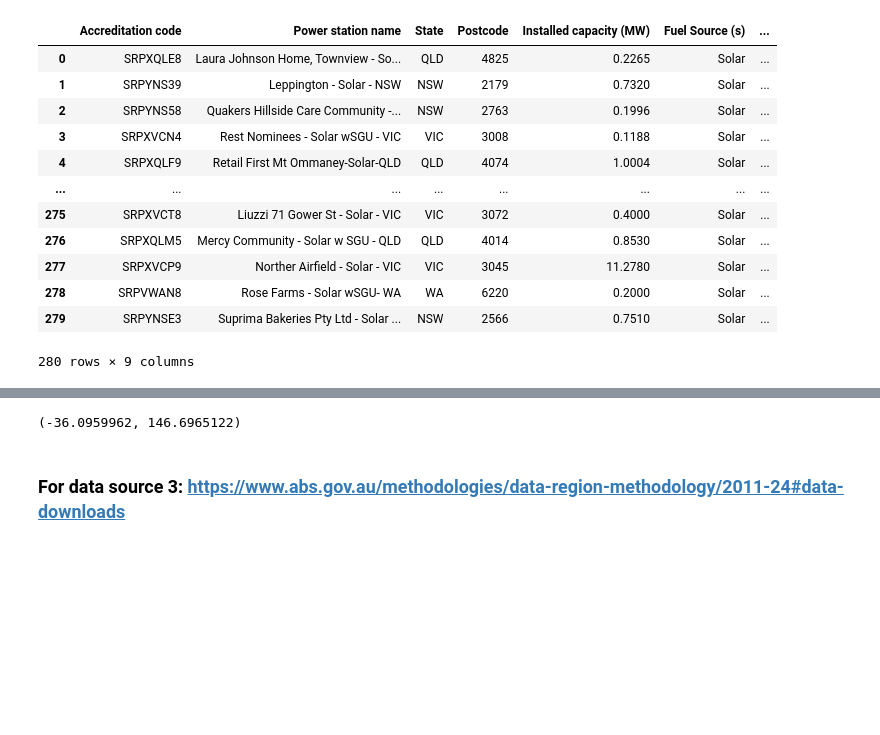
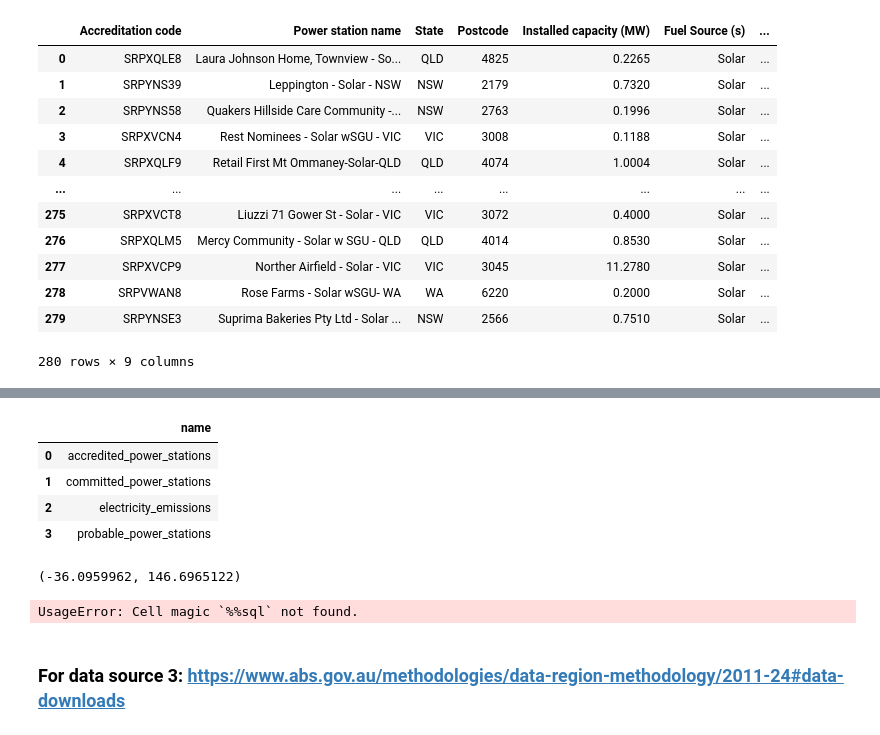
Before and after one commit to kerumixd/5339-Data-Engineering-Group-Porject, a Jupyter notebook: Assignment1.ipynb, the cells around one changed output, grey strips where cells are left out. Cells and saved outputs as stored; diff of their text form; code cells hidden in the pictures; blank space fills up the shorter version.

```diff
--- a/Assignment1.ipynb
+++ b/Assignment1.ipynb
@@ -285,3 +259,11 @@ Truncated to displaylimit of 10.
+# %%
+conn.query("SHOW TABLES").df()
+# %% [output]
+|  | name |
+| 0 | accredited_power_stations |
+| 1 | committed_power_stations |
+| 2 | electricity_emissions |
+| 3 | probable_power_stations |
 # %%
 import requests
 def geocode_address(address):
@@ -297,5 +279,33 @@ lat, lng = geocode_address("Barnawartha Solar Farm")
 lat, lng
 # %% [output]
 (-36.0959962, 146.6965122)
+# %%
+%%sql
+create view if not exists power_stations as
+select
+    name,
+    location,
+    capacity,
+    type
+from
+    accredited_power_stations
+union
+select
+    `Project name` as name,
+    `Location` as location,
+    `Capacity (MW)` as capacity,
+    `Generation technology` as type
+from
+    committed_power_stations
+union
+select
+    `Project name` as name,
+    `Location` as location,
+    `Capacity (MW)` as capacity,
+    `Generation technology` as type
+from
+    probable_power_station;
+# %% [output]
+UsageError: Cell magic `%%sql` not found.
 # %% [markdown]
 ### For data source 3: https://www.abs.gov.au/methodologies/data-region-methodology/2011-24#data-downloads
```
Also changed, not shown: parts of 9 cells of this notebook, 7 other files.
